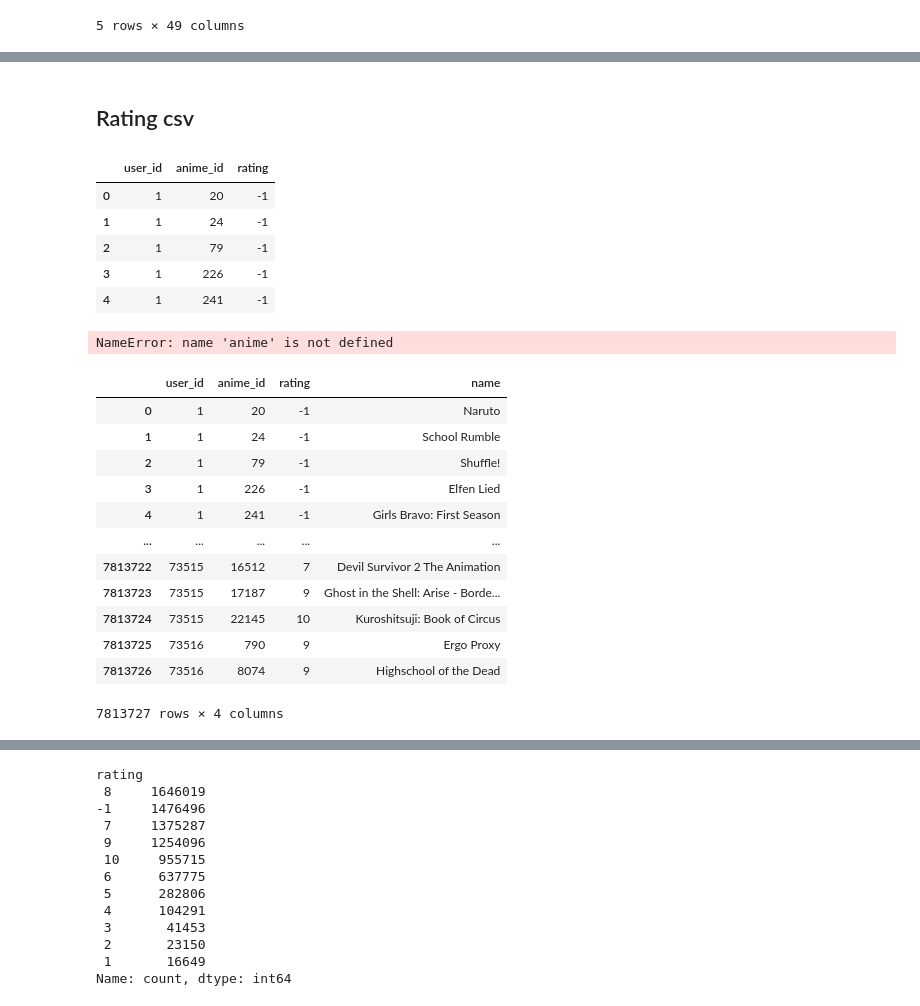
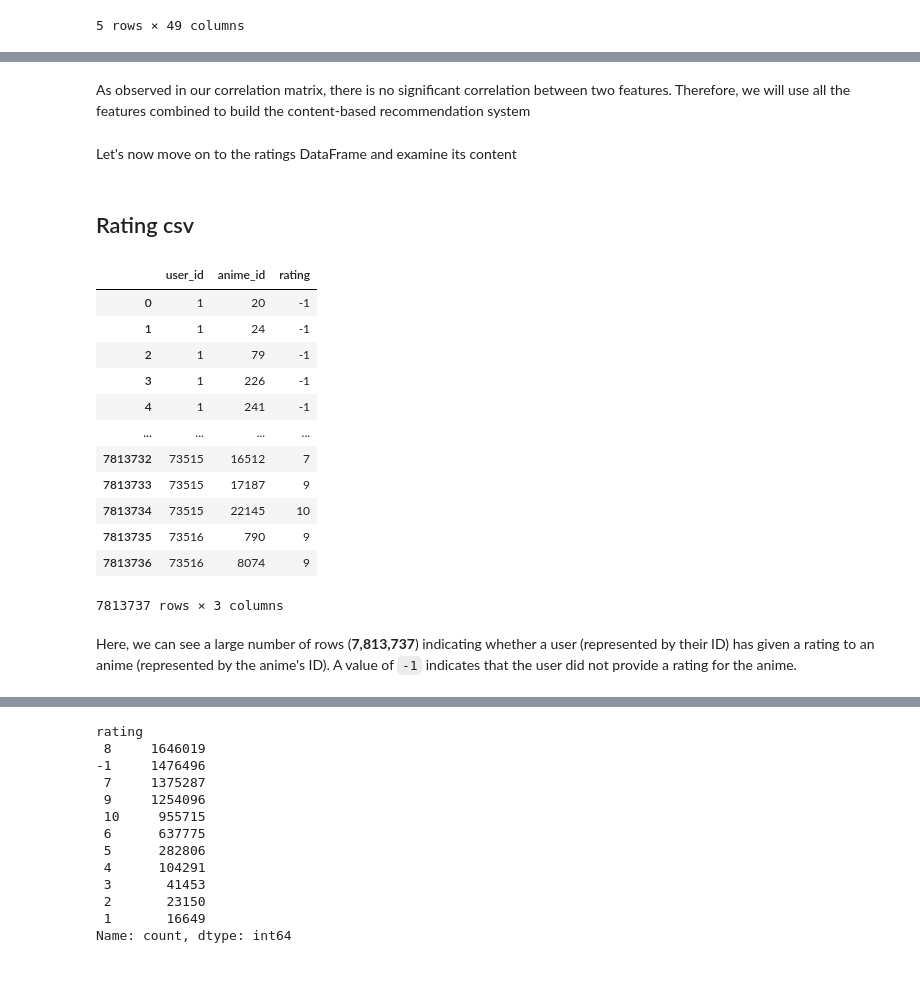
Before and after one commit to Aafaf-rido/DM_Project, a Jupyter notebook: eda.ipynb, the cells around one changed output, grey strips where cells are left out. Saved outputs shown, nothing was run; the diff lists cells and outputs as text; code cells hidden in the pictures; blank space fills up the shorter version.

Commit message:
readme and finishing the rec sys content

```diff
--- a/eda.ipynb
+++ b/eda.ipynb
@@ -203,31 +234,24 @@ anime_encoded.head()
+# %% [markdown]
+As observed in our correlation matrix, there is no significant correlation between two features. Therefore, we will use all the features combined to build the content-based recommendation system
+# %% [markdown]
+Let's now move on to the ratings DataFrame and examine its content
 # %% [markdown]
 ## Rating csv
 # %%
-rating_df.head()
+rating_df
 # %% [output]
 |  | user_id | anime_id | rating |
 | 0 | 1 | 20 | -1 |
 | 1 | 1 | 24 | -1 |
 | 2 | 1 | 79 | -1 |
 | 3 | 1 | 226 | -1 |
 | 4 | 1 | 241 | -1 |
+| ... | ... | ... | ... |
+| 7813732 | 73515 | 16512 | 7 |
+| 7813733 | 73515 | 17187 | 9 |
+| 7813734 | 73515 | 22145 | 10 |
+| 7813735 | 73516 | 790 | 9 |
+| 7813736 | 73516 | 8074 | 9 |
+7813737 rows × 3 columns
-# %%
-data = pd.merge(rating_df, anime)
-# %% [output]
-NameError: name 'anime' is not defined
-# %%
-data
-# %% [output]
-|  | user_id | anime_id | rating | name |
-| 0 | 1 | 20 | -1 | Naruto |
-| 1 | 1 | 24 | -1 | School Rumble |
-| 2 | 1 | 79 | -1 | Shuffle! |
-| 3 | 1 | 226 | -1 | Elfen Lied |
-| 4 | 1 | 241 | -1 | Girls Bravo: First Season |
-| ... | ... | ... | ... | ... |
-| 7813722 | 73515 | 16512 | 7 | Devil Survivor 2 The Animation |
-| 7813723 | 73515 | 17187 | 9 | Ghost in the Shell: Arise - Borde... |
-| 7813724 | 73515 | 22145 | 10 | Kuroshitsuji: Book of Circus |
-| 7813725 | 73516 | 790 | 9 | Ergo Proxy |
-| 7813726 | 73516 | 8074 | 9 | Highschool of the Dead |
-7813727 rows × 4 columns
+# %% [markdown]
+Here, we can see a large number of rows (**7,813,737**) indicating whether a user (represented by their ID) has given a rating to an anime (represented by the anime's ID). A value of `-1` indicates that the user did not provide a rating for the anime.
```
Also changed, not shown: parts of 42 cells of this notebook, 2 other files.
